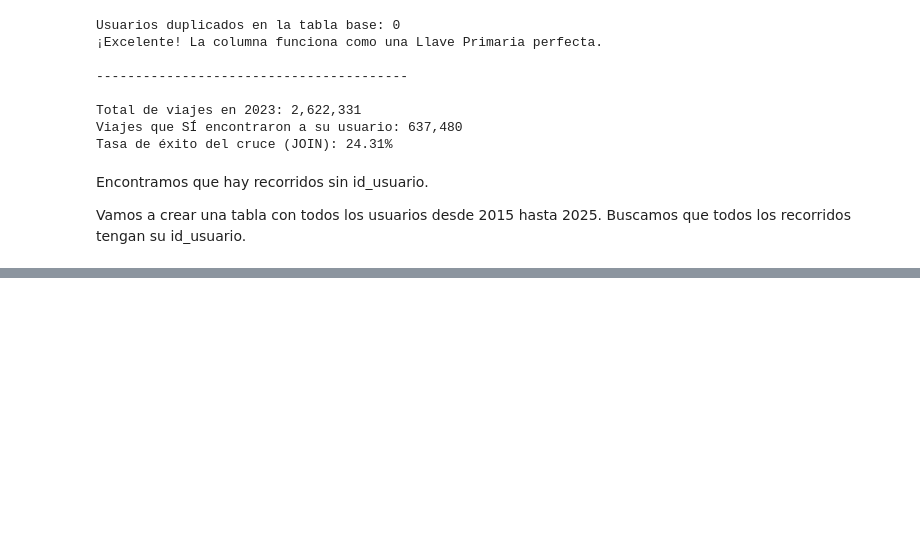
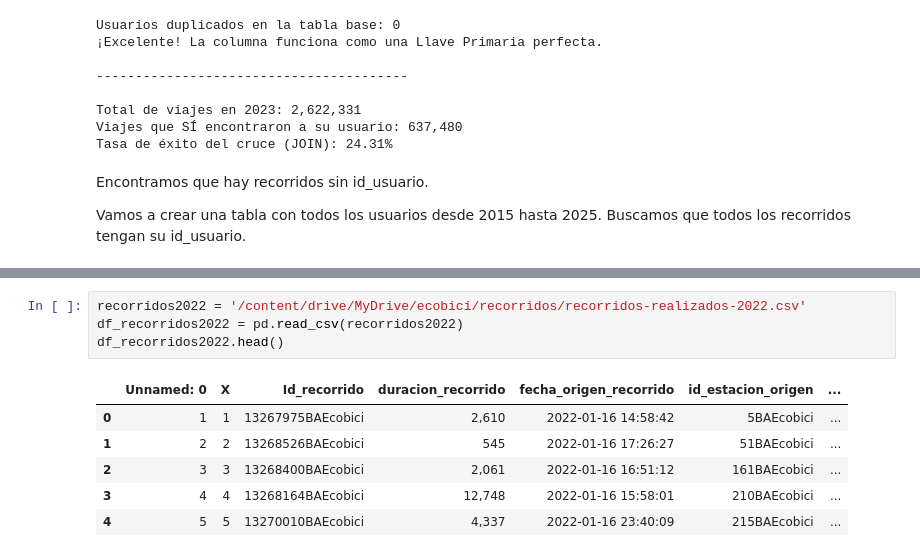
Before and after one commit to Nahirmendozacrespo/analisis-movilidad-ecobici, a Jupyter notebook: ecobici.ipynb, the cells around one changed output, grey strips where cells are left out. Saved outputs shown, nothing was run; the diff lists cells and outputs as text; blank space fills up the shorter version.

```diff
--- a/ecobici.ipynb
+++ b/ecobici.ipynb
@@ -390,0 +660,11 @@ KeyError: 'id_usuario'
+# %%
+recorridos2022 = '/content/drive/MyDrive/ecobici/recorridos/recorridos-realizados-2022.csv'
+df_recorridos2022 = pd.read_csv(recorridos2022)
+df_recorridos2022.head()
+# %% [output]
+|  | Unnamed: 0 | X | Id_recorrido | duracion_recorrido | fecha_origen_recorrido | id_estacion_origen | ... |
+| 0 | 1 | 1 | 13267975BAEcobici | 2,610 | 2022-01-16 14:58:42 | 5BAEcobici | ... |
+| 1 | 2 | 2 | 13268526BAEcobici | 545 | 2022-01-16 17:26:27 | 51BAEcobici | ... |
+| 2 | 3 | 3 | 13268400BAEcobici | 2,061 | 2022-01-16 16:51:12 | 161BAEcobici | ... |
+| 3 | 4 | 4 | 13268164BAEcobici | 12,748 | 2022-01-16 15:58:01 | 210BAEcobici | ... |
+| 4 | 5 | 5 | 13270010BAEcobici | 4,337 | 2022-01-16 23:40:09 | 215BAEcobici | ... |
```
Also changed, not shown: parts of 35 cells of this notebook.
